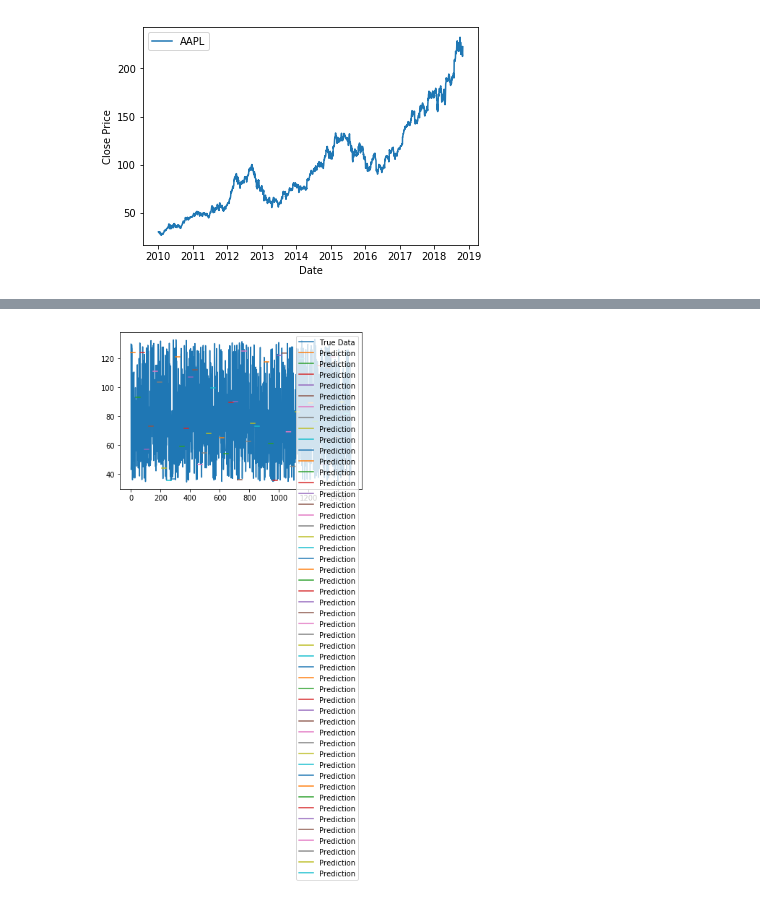
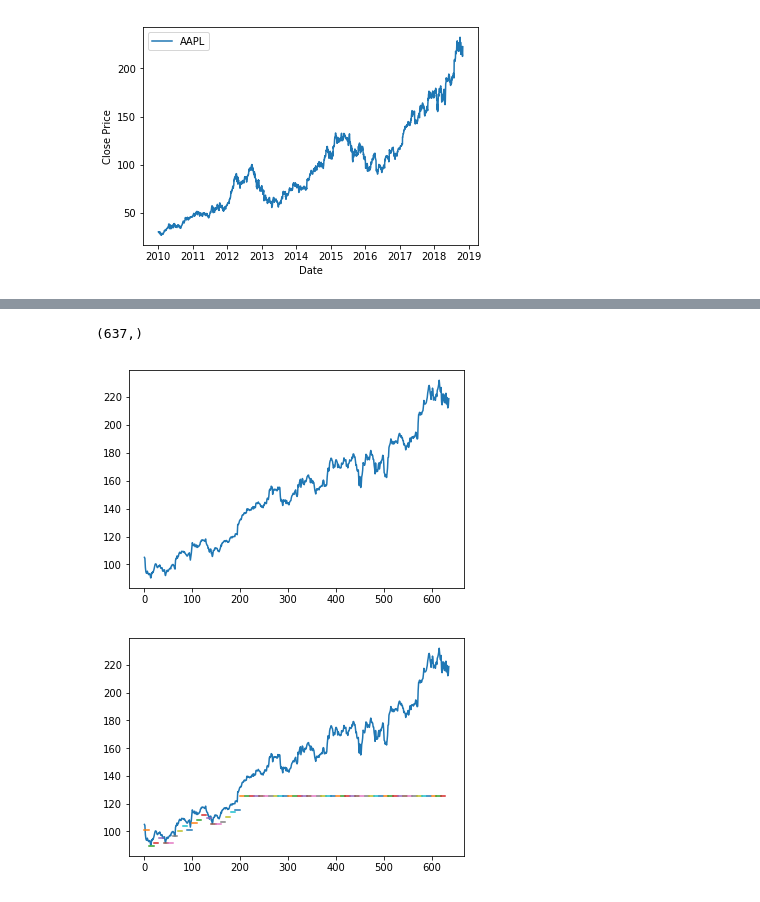
Before and after one commit to pqmzla1029/AIinFinance, a Jupyter notebook: ProjectCode/PredictingStockPrices.ipynb, the cells around one changed output, grey strips where cells are left out. Cells and saved outputs as stored; diff of their text form; code cells hidden in the pictures.

```diff
--- a/ProjectCode/PredictingStockPrices.ipynb
+++ b/ProjectCode/PredictingStockPrices.ipynb
@@ -42,8 +44,8 @@ data = data.iloc[:,3]
 
 N_input = [100]
 N_nodes = [200]#,100]
-N_epochs = [50]
-N_batch = [50]
+N_epochs = [30]
+N_batch = [10]
 N_diff = [12]
 N_split = [0.7] #This is the test train split, as a percentage
 
@@ -106,16 +112,22 @@ model.summary()
+# %%
+plt.plot(Y_test)
+Y_test.shape
+# %% [output]
+(637,)
+[figure, added]
 # %%
 #Step 4 - Plot the predictions!
-window_size=30
-prediction_length=30
+window_size=5
+prediction_length=10
 
 #X_test=
 
-predictions = lstm.predict_sequences_multiple(model, X_train,window_size,prediction_length)
-lstm.plot_results_multiple(predictions, Y_train, prediction_length)
+predictions = lstm.predict_sequences_multiple(model, X_test,window_size,prediction_length)
+lstm.plot_results_multiple(predictions, Y_test, prediction_length)
 
 # (4) TO DO: Implement the trading aspect of the model, and output parameters such as CAGR, Sharpe ratio etc.
 # %% [output]
-[figure, old version]
+[figure, new version]
 # %%
 predictions[2]
 # %%
```
Also changed, not shown: parts of 4 cells of this notebook, 7 other files.
